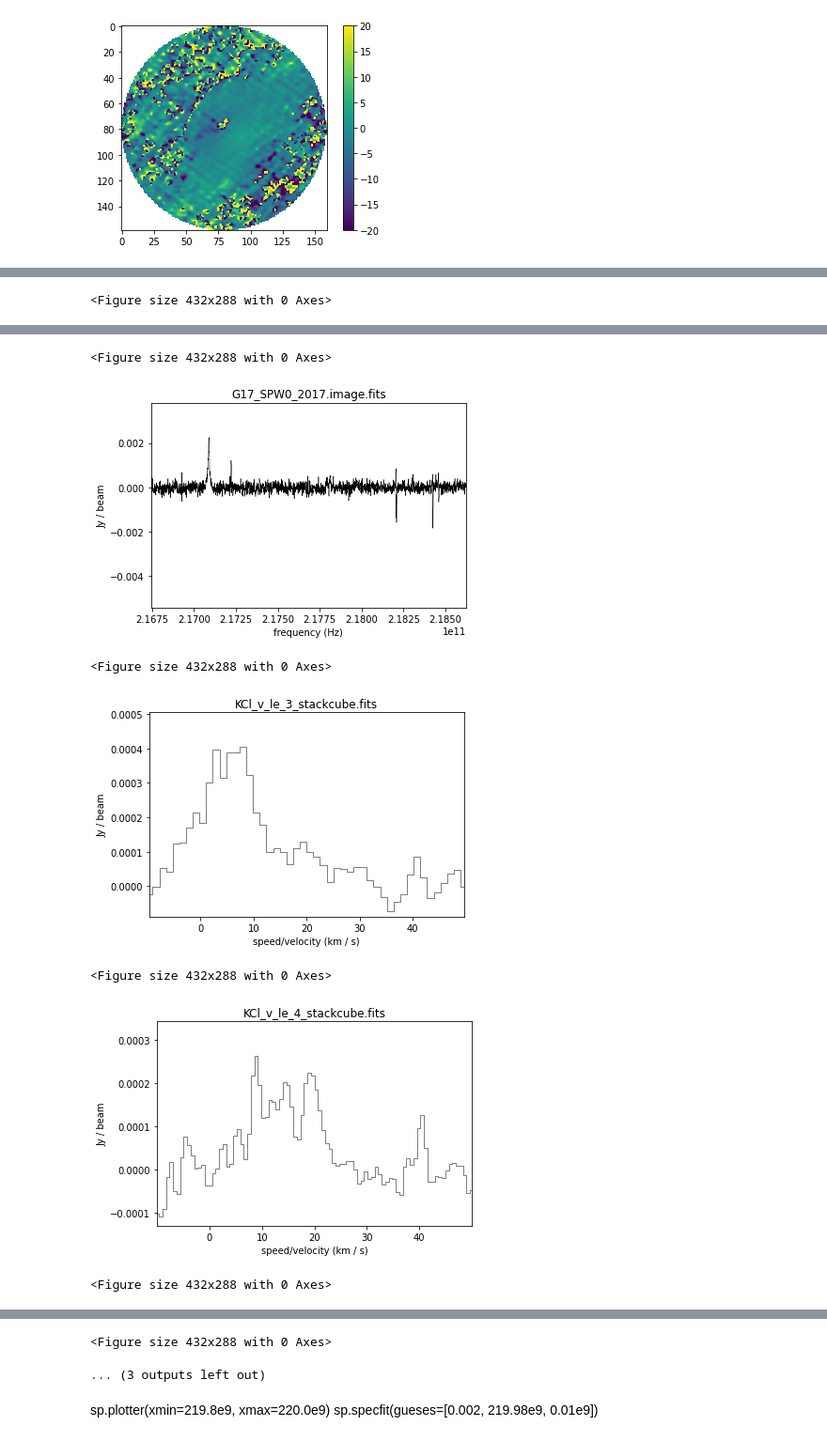
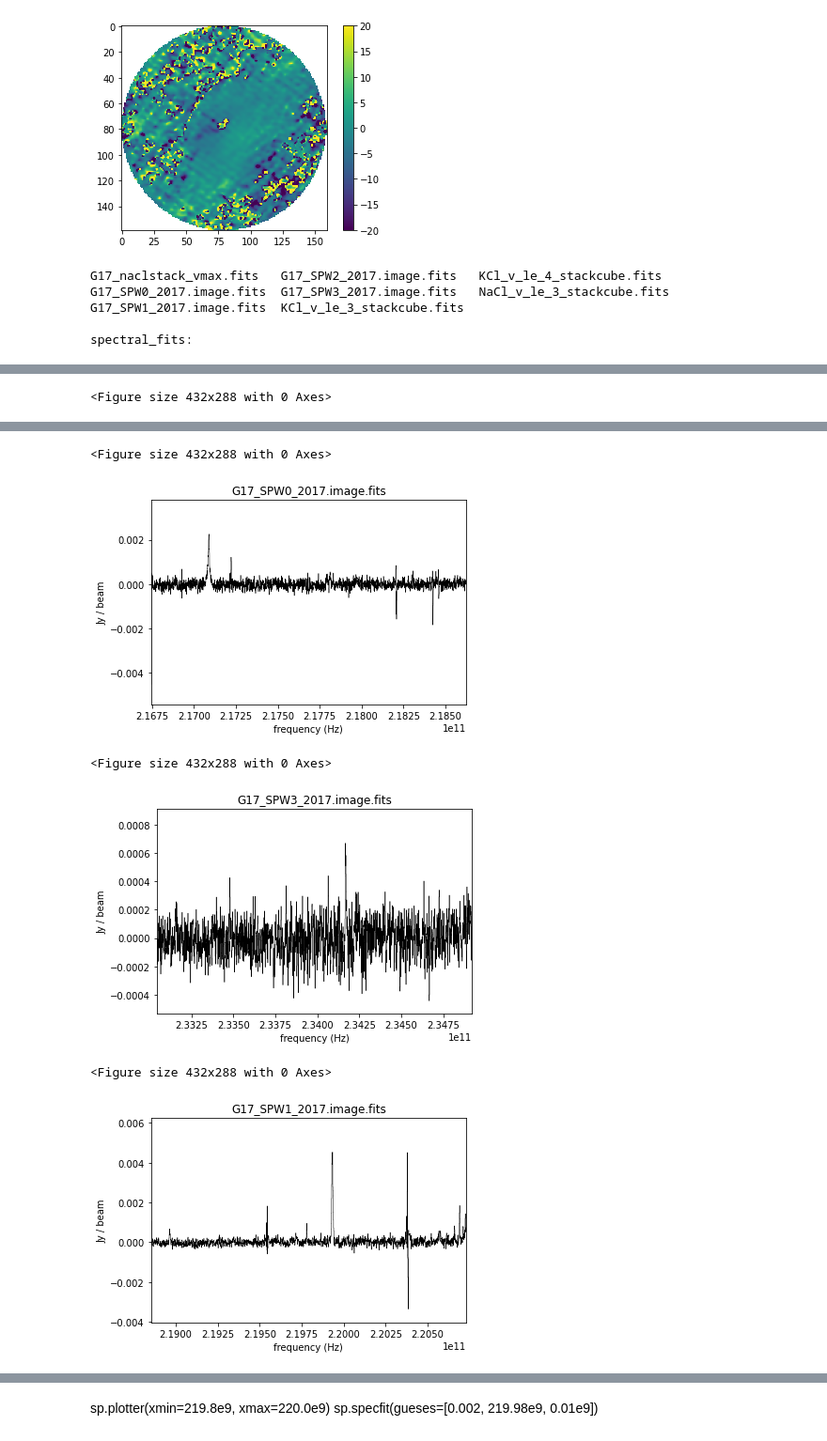
Before and after one commit to keflavich/saltmining, a Jupyter notebook: notebooks/Maud.ipynb, the cells around one changed output, grey strips where cells are left out. Shown at 94% size. Saved outputs shown, nothing was run; the diff lists cells and outputs as text; code cells hidden in the pictures.

```diff
--- a/notebooks/Maud.ipynb
+++ b/notebooks/Maud.ipynb
@@ -362,9 +388,17 @@ WARNING: BeamAverageWarning: Arithmetic beam averaging is being performed.  This
 # %%
 import glob
 import pyspeckit
+# %%
+ls *fits
+# %% [output]
+G17_naclstack_vmax.fits   G17_SPW2_2017.image.fits   KCl_v_le_4_stackcube.fits
+G17_SPW0_2017.image.fits  G17_SPW3_2017.image.fits   NaCl_v_le_3_stackcube.fits
+G17_SPW1_2017.image.fits  KCl_v_le_3_stackcube.fits
+
+spectral_fits:
 # %%
 spectra = []
-for fn in glob.glob("*.fits"):
+for fn in glob.glob("*image.fits"):
     cube = SpectralCube.read(fn).subcube_from_regions([regvsm])
     sp = pyspeckit.Spectrum(xarr=cube.spectral_axis, data=cube.mean(axis=(1,2)))
     pl.figure()
@@ -394,11 +422,10 @@ WARNING: No header given.  Creating an empty one.
 WARNING: PossiblySlowWarning: This function (<function BaseSpectralCube.mean at 0x...>) requires loading the entire cube into memory and may therefore be slow. [spectral_cube.utils]
 WARNING: No header given.  Creating an empty one.
 <Figure size 432x288 with 0 Axes>
 [figure]
 <Figure size 432x288 with 0 Axes>
 [figure]
 <Figure size 432x288 with 0 Axes>
-[figure, old version]
+[figure, new version]
 <Figure size 432x288 with 0 Axes>
-[figure, old version]
+[figure, new version]
-<Figure size 432x288 with 0 Axes>
@@ -406,5 +432,3 @@ WARNING: No header given.  Creating an empty one.
-<Figure size 432x288 with 0 Axes>
-... (3 outputs left out)
 # %% [markdown]
 sp.plotter(xmin=219.8e9, xmax=220.0e9)
 sp.specfit(gueses=[0.002, 219.98e9, 0.01e9])
```
Also changed, not shown: parts of 30 cells of this notebook, 5 other files.
